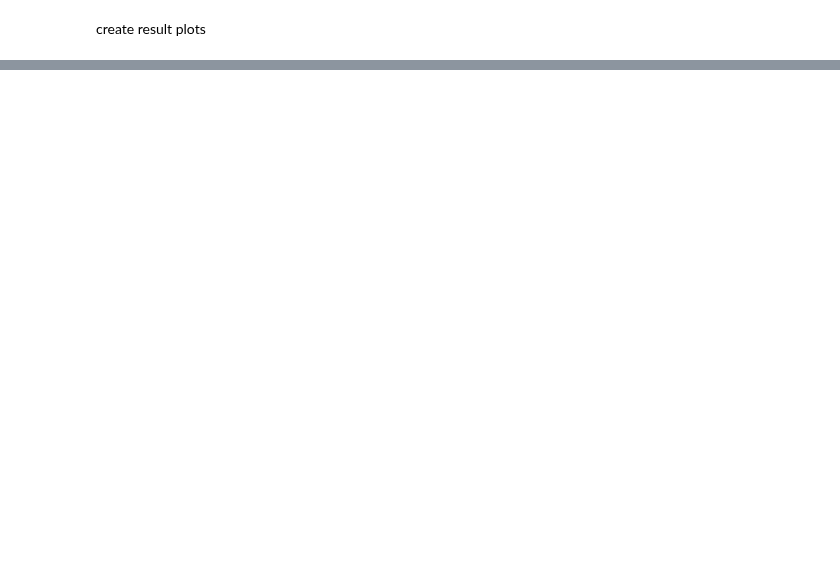
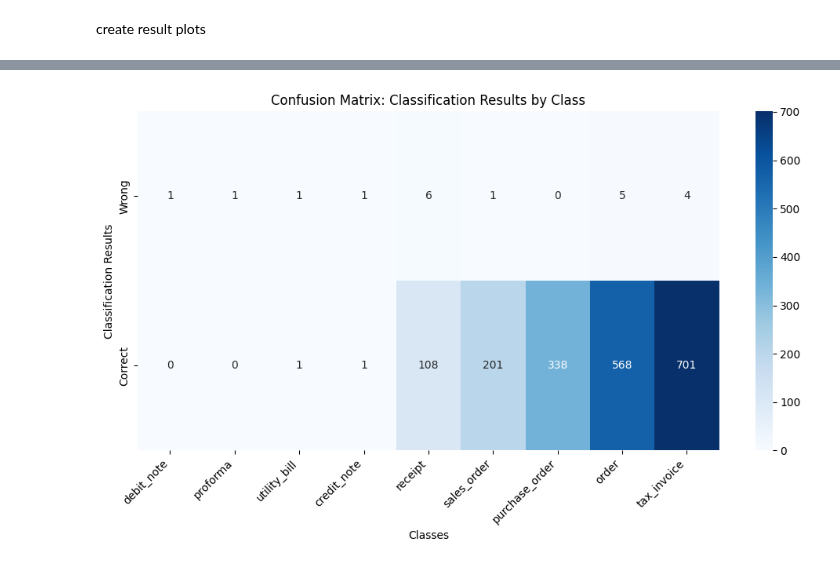
Before and after one commit to sn0lian/Sebastian-Strobel-Hauptprojekt, a Jupyter notebook: Document Classification/VGG-16.ipynb, the cells around one changed output, grey strips where cells are left out. Cells and saved outputs as stored; diff of their text form; code cells hidden in the pictures; blank space fills up the shorter version.

```diff
--- a/Document Classification/VGG-16.ipynb
+++ b/Document Classification/VGG-16.ipynb
@@ -662,7 +720,10 @@ plt.show()
 # %%
+import numpy as np
+import seaborn as sns
 import matplotlib.pyplot as plt
+import numpy as np
 
-# Data
+# Define categories and data
 categories = [
     "debit_note",
     "proforma",
@@ -679,49 +740,43 @@ wrong_counts = [
     false_pred.count("debit_note"),  # debit_note
     false_pred.count("proforma"),  # proforma
     false_pred.count("utility_bill"),  # utility_bill
     false_pred.count("credit_note"),  # credit_note
     false_pred.count("receipt"), # receipt
     false_pred.count("sales_order"),  # sales_order
     false_pred.count("purchase_order"),  # purchase_order
     false_pred.count("order"), # order
     false_pred.count("tax_invoice")  # tax_invoice
 ]
+wrong_counts = np.array(wrong_counts)
 
 total_counts = [
     false_pred.count("debit_note") + true_pred.count("debit_note"),   # debit_note
     false_pred.count("proforma") + true_pred.count("proforma"),   # proforma
     false_pred.count("utility_bill") + true_pred.count("utility_bill"),   # utility_bill
     false_pred.count("credit_note") + true_pred.count("credit_note"),   # credit_note
     false_pred.count("receipt") + true_pred.count("receipt"),  # receipt
     false_pred.count("sales_order") + true_pred.count("sales_order"), # sales_order
     false_pred.count("purchase_order") + true_pred.count("purchase_order"), # purchase_order
     false_pred.count("order") + true_pred.count("order"), # order
     false_pred.count("tax_invoice") + true_pred.count("tax_invoice")  # tax_invoice
 ]
+total_counts = np.array(total_counts)
 
 # Calculate percentage of wrong classifications
-accuracy = 100 - (sum(wrong_counts) / sum(total_counts) * 100)
+wrong_percentages = wrong_counts / total_counts * 100
 
-# Create a bar plot
+# Create a confusion matrix
+confusion_matrix = np.vstack((wrong_counts, total_counts - wrong_counts))
+
+# Create a heatmap using Seaborn
 plt.figure(figsize=(10, 6))
-bars = plt.bar(categories, accuracy, color='red')
+sns.heatmap(confusion_matrix, annot=True, cmap='Blues', fmt='g', xticklabels=categories, yticklabels=['Wrong', 'Correct'])
 plt.xlabel('Classes')
-plt.ylabel('Accuraccy')
-plt.title('Accuracy for Different Classes')
+plt.ylabel('Classification Results')
+plt.title('Confusion Matrix: Classification Results by Class')
 plt.xticks(rotation=45, ha='right')
-
-# Add numbers to the bars
-for bar, wrong_percentage in zip(bars, wrong_percentages):
-    plt.text(
-        bar.get_x() + bar.get_width() / 2,
-        bar.get_height(),
-        f'{wrong_percentage:.2f}%',
-        ha='center',
-        va='bottom',
-        color='black',
-        fontsize=10
-    )
-
 plt.tight_layout()
-plt.savefig('/home/sebastian/Documents/Hauptprojekt/Plots/ImageClassification/VGG16/Accuracy' + str(name_layer) + str(epochs) + 'epochs_' + str(mod_tax) + '_' + str(mod_order) + '.png')
+plt.savefig('/home/sebastian/Documents/Hauptprojekt/Plots/ImageClassification/VGG16/confusion_matrix2' + str(name_layer) + str(epochs) + 'epochs_' + str(mod_tax) + '_' + str(mod_order) + '.png')
 plt.show()
+# %% [output]
+[figure, added]
```
Also changed, not shown: parts of 23 cells of this notebook, 8 other files.
